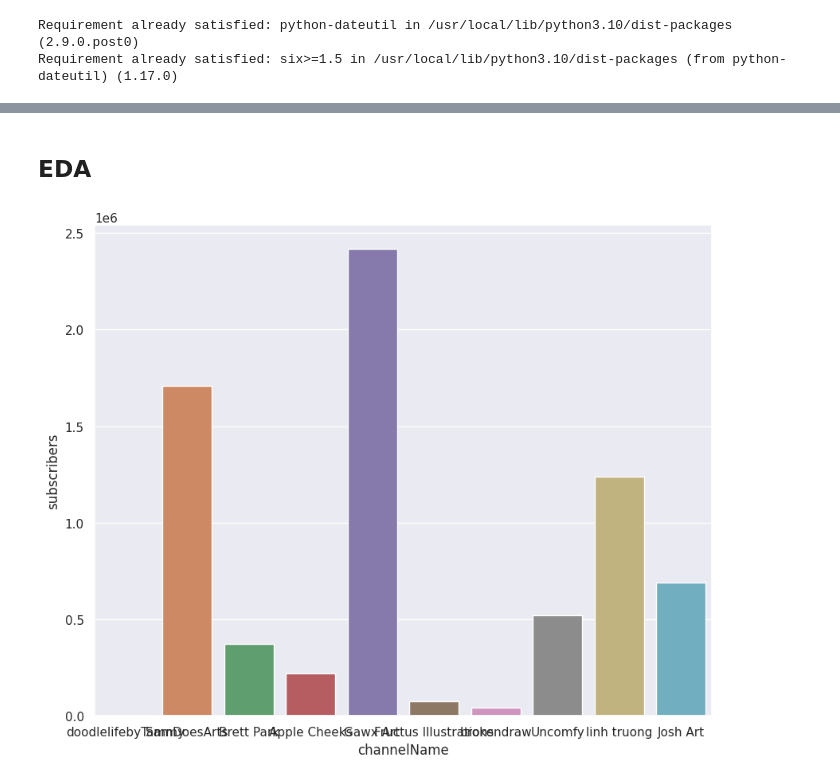
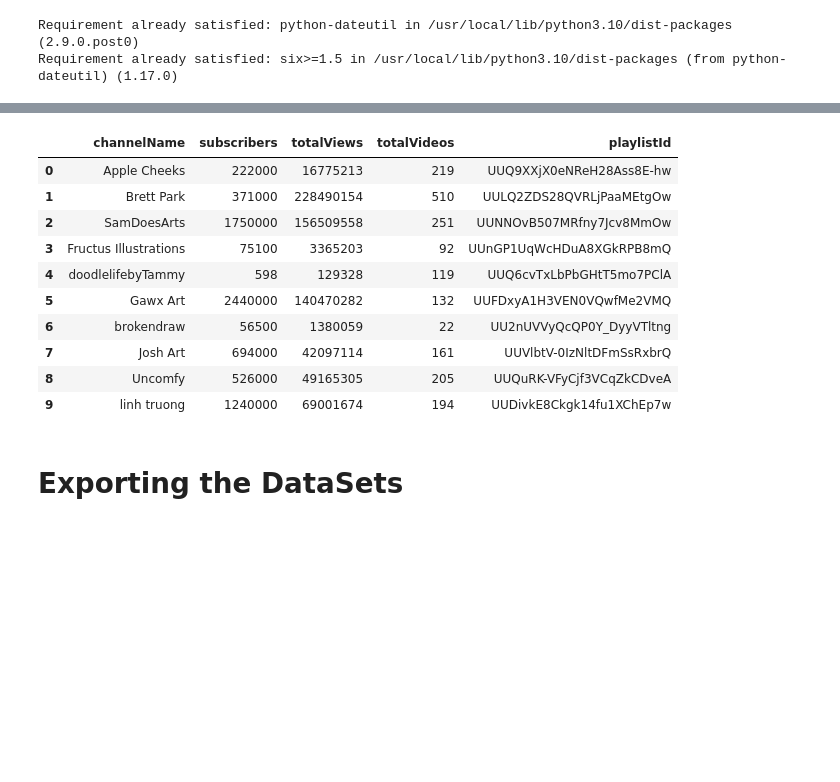
Before and after one commit to slothyy12/Youtube_Art_Analysis_Project, a Jupyter notebook: comp-248-youtube-analysis-project.ipynb, the cells around one changed output, grey strips where cells are left out. Cells and saved outputs as stored; diff of their text form; code cells hidden in the pictures; blank space fills up the shorter version.

```diff
--- a/comp-248-youtube-analysis-project.ipynb
+++ b/comp-248-youtube-analysis-project.ipynb
@@ -363,8 +362,0 @@ videos_df
-# %% [markdown]
-## EDA
-# %%
-# Plot bar graph for subscriber count
-sns.set(rc = {'figure.figsize':(10,8)})
-ax = sns.barplot(x='channelName', y= 'subscribers', data= channel_stats)
-# %% [output]
-[figure, removed]
@@ -372,0 +363,16 @@ ax = sns.barplot(x='channelName', y= 'subscribers', data= channel_stats)
+# %%
+channel_stats
+# %% [output]
+|  | channelName | subscribers | totalViews | totalVideos | playlistId |
+| 0 | Apple Cheeks | 222000 | 16775213 | 219 | UUQ9XXjX0eNReH28Ass8E-hw |
+| 1 | Brett Park | 371000 | 228490154 | 510 | UULQ2ZDS28QVRLjPaaMEtgOw |
+| 2 | SamDoesArts | 1750000 | 156509558 | 251 | UUNNOvB507MRfny7Jcv8MmOw |
+| 3 | Fructus Illustrations | 75100 | 3365203 | 92 | UUnGP1UqWcHDuA8XGkRPB8mQ |
+| 4 | doodlelifebyTammy | 598 | 129328 | 119 | UUQ6cvTxLbPbGHtT5mo7PClA |
+| 5 | Gawx Art | 2440000 | 140470282 | 132 | UUFDxyA1H3VEN0VQwfMe2VMQ |
+| 6 | brokendraw | 56500 | 1380059 | 22 | UU2nUVVyQcQP0Y_DyyVTltng |
+| 7 | Josh Art | 694000 | 42097114 | 161 | UUVlbtV-0IzNltDFmSsRxbrQ |
+| 8 | Uncomfy | 526000 | 49165305 | 205 | UUQuRK-VFyCjf3VCqZkCDveA |
+| 9 | linh truong | 1240000 | 69001674 | 194 | UUDivkE8Ckgk14fu1XChEp7w |
+# %% [markdown]
+# Exporting the DataSets
```
Also changed, not shown: parts of 10 cells of this notebook.
